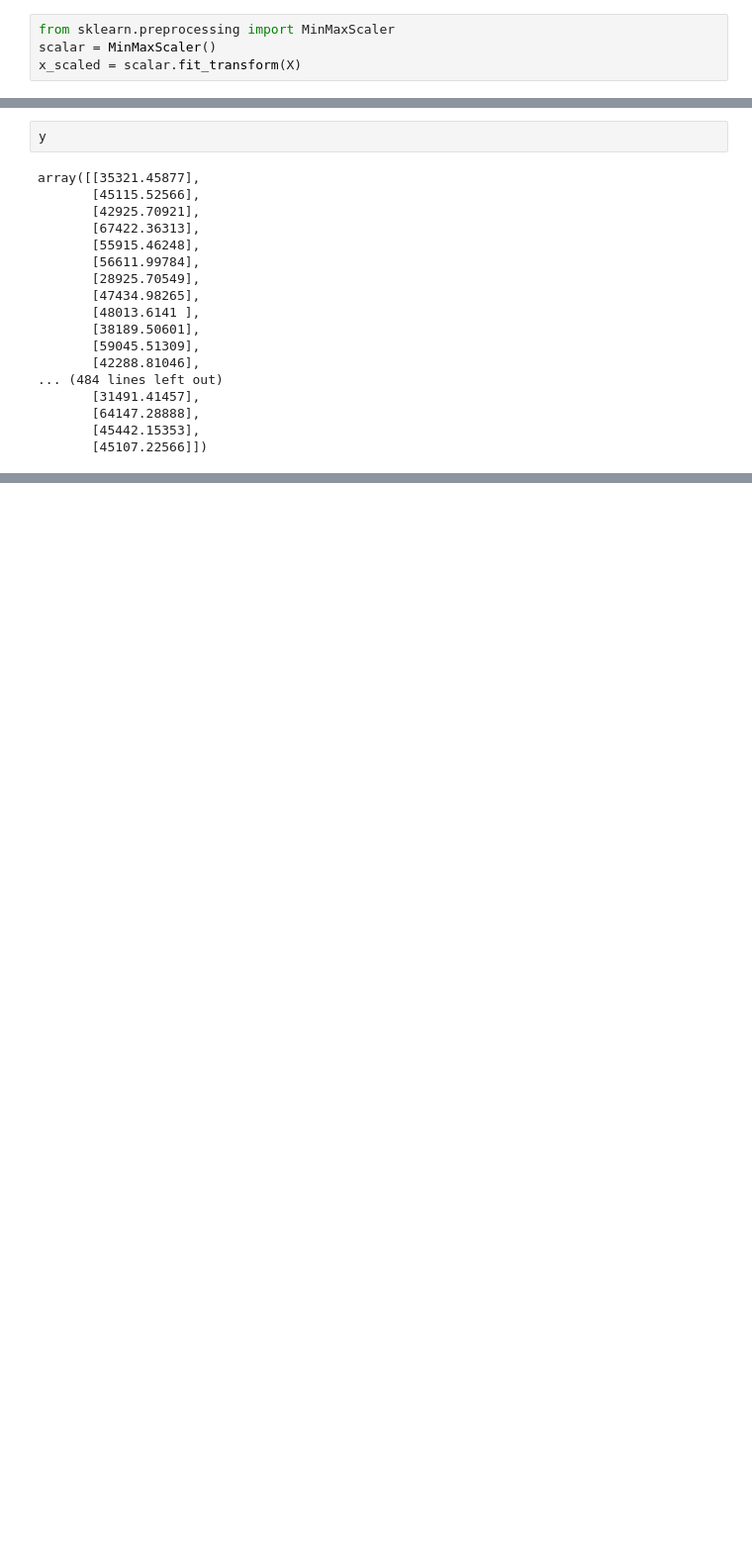
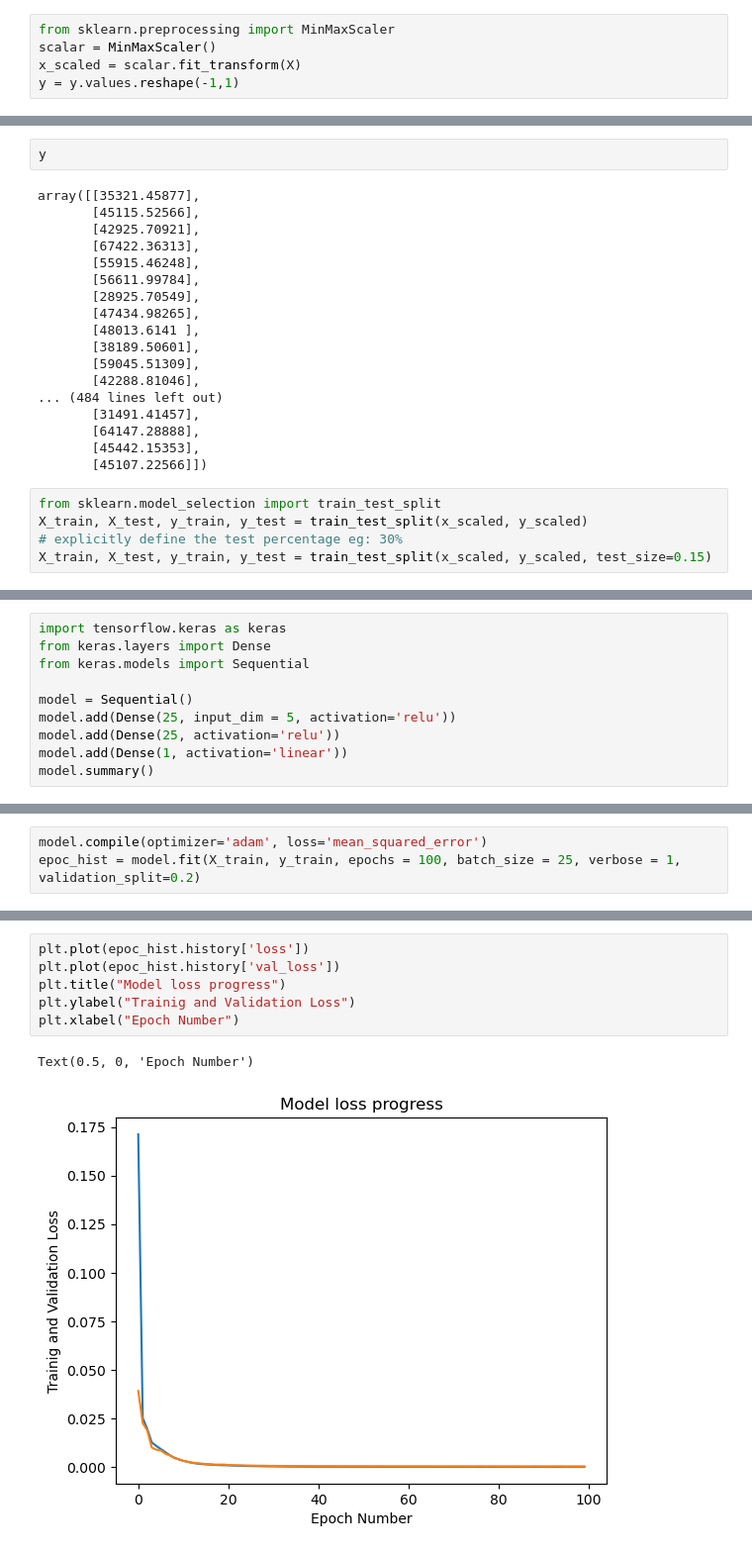
Before and after one commit to ZabiAminuddin/predicting_buying_power, a Jupyter notebook: Predict Buying Power.ipynb, the cells around one changed output, grey strips where cells are left out. Shown at 99% size. Cells and saved outputs as stored; diff of their text form; blank space fills up the shorter version.

```diff
--- a/Predict Buying Power.ipynb
+++ b/Predict Buying Power.ipynb
@@ -98,6 +97,7 @@ y.shape
 from sklearn.preprocessing import MinMaxScaler
 scalar = MinMaxScaler()
 x_scaled = scalar.fit_transform(X)
+y = y.values.reshape(-1,1)
 # %%
 x_scaled
 # %% [output]
@@ -152,3 +135,8 @@ array([[35321.45877],
        [64147.28888],
        [45442.15353],
        [45107.22566]])
+# %%
+from sklearn.model_selection import train_test_split
+X_train, X_test, y_train, y_test = train_test_split(x_scaled, y_scaled)
+# explicitly define the test percentage eg: 30%
+X_train, X_test, y_train, y_test = train_test_split(x_scaled, y_scaled, test_size=0.15)
@@ -154,0 +155,10 @@ array([[35321.45877],
+# %%
+import tensorflow.keras as keras
+from keras.layers import Dense
+from keras.models import Sequential
+
+model = Sequential()
+model.add(Dense(25, input_dim = 5, activation='relu'))
+model.add(Dense(25, activation='relu'))
+model.add(Dense(1, activation='linear'))
+model.summary()
@@ -154,0 +181,3 @@ array([[35321.45877],
+# %%
+model.compile(optimizer='adam', loss='mean_squared_error')
+epoc_hist = model.fit(X_train, y_train, epochs = 100, batch_size = 25, verbose = 1, validation_split=0.2)
@@ -154,0 +206,9 @@ array([[35321.45877],
+# %%
+plt.plot(epoc_hist.history['loss'])
+plt.plot(epoc_hist.history['val_loss'])
+plt.title("Model loss progress")
+plt.ylabel("Trainig and Validation Loss")
+plt.xlabel("Epoch Number")
+# %% [output]
+Text(0.5, 0, 'Epoch Number')
+[figure, added]
```
Also changed, not shown: parts of 11 cells of this notebook.
